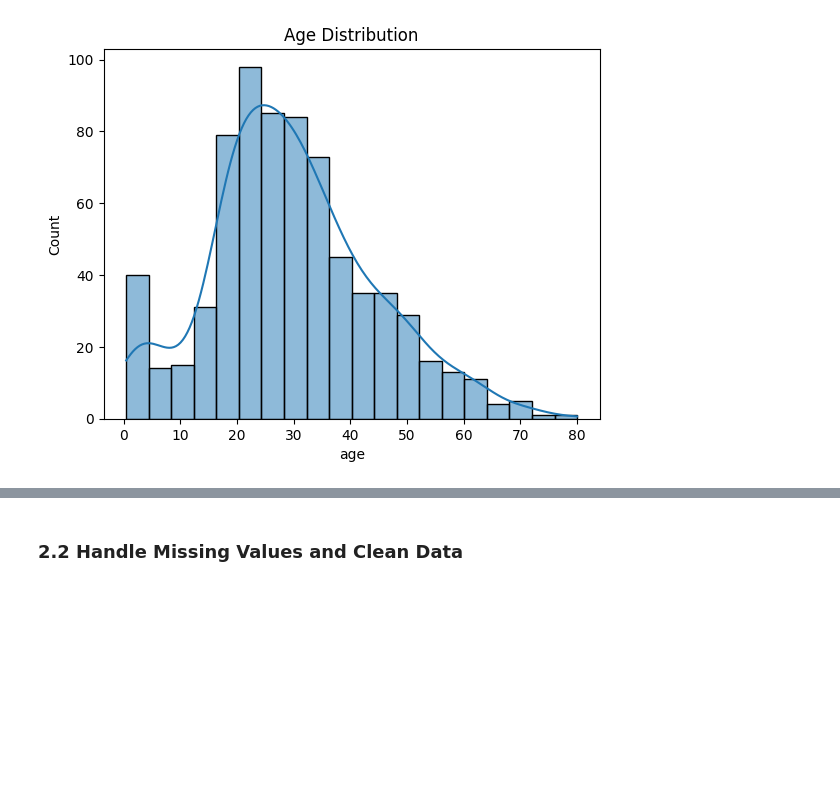
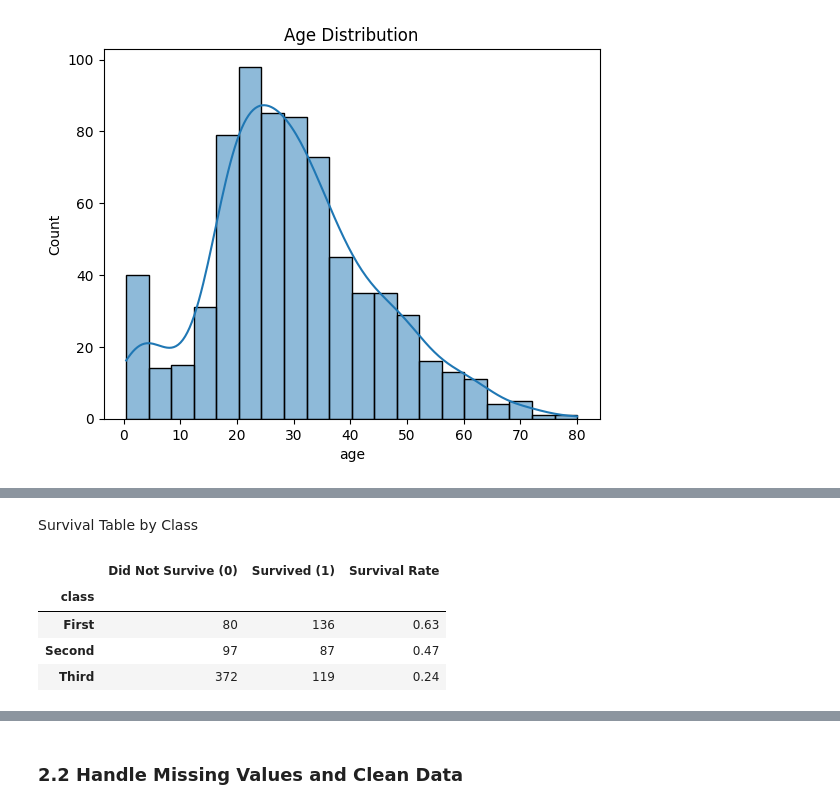
Before and after one commit to BethSpornitz/ml01, a Jupyter notebook: notebooks/project02/ml02_bethspornitz.ipynb, the cells around one changed output, grey strips where cells are left out. Drawn from its saved outputs; the diff is of its cells as text; code cells hidden in the pictures; blank space fills up the shorter version.

```diff
--- a/notebooks/project02/ml02_bethspornitz.ipynb
+++ b/notebooks/project02/ml02_bethspornitz.ipynb
@@ -173,3 +191,25 @@ plt.show()
+# %% [markdown]
+Survival Table by Class
+# %%
+# Survival counts by passenger class
+survival_table = titanic.groupby('class')['survived'].value_counts().unstack().fillna(0)
+
+# Add survival rate column
+survival_table['Survival Rate'] = (
+    survival_table[1] / (survival_table[0] + survival_table[1])
+).round(2)
+
+# Rename columns for clarity
+survival_table.columns = ['Did Not Survive (0)', 'Survived (1)', 'Survival Rate']
+
+# Display the formatted table
+survival_table
+# %% [output]
+|  | Did Not Survive (0) | Survived (1) | Survival Rate |
+| class |  |  |  |
+| First | 80 | 136 | 0.63 |
+| Second | 97 | 87 | 0.47 |
+| Third | 372 | 119 | 0.24 |
 # %% [markdown]
 #### Reflection 2.1
 1. What patterns or anomalies do you notice?
```
Also changed, not shown: parts of 7 cells of this notebook.
